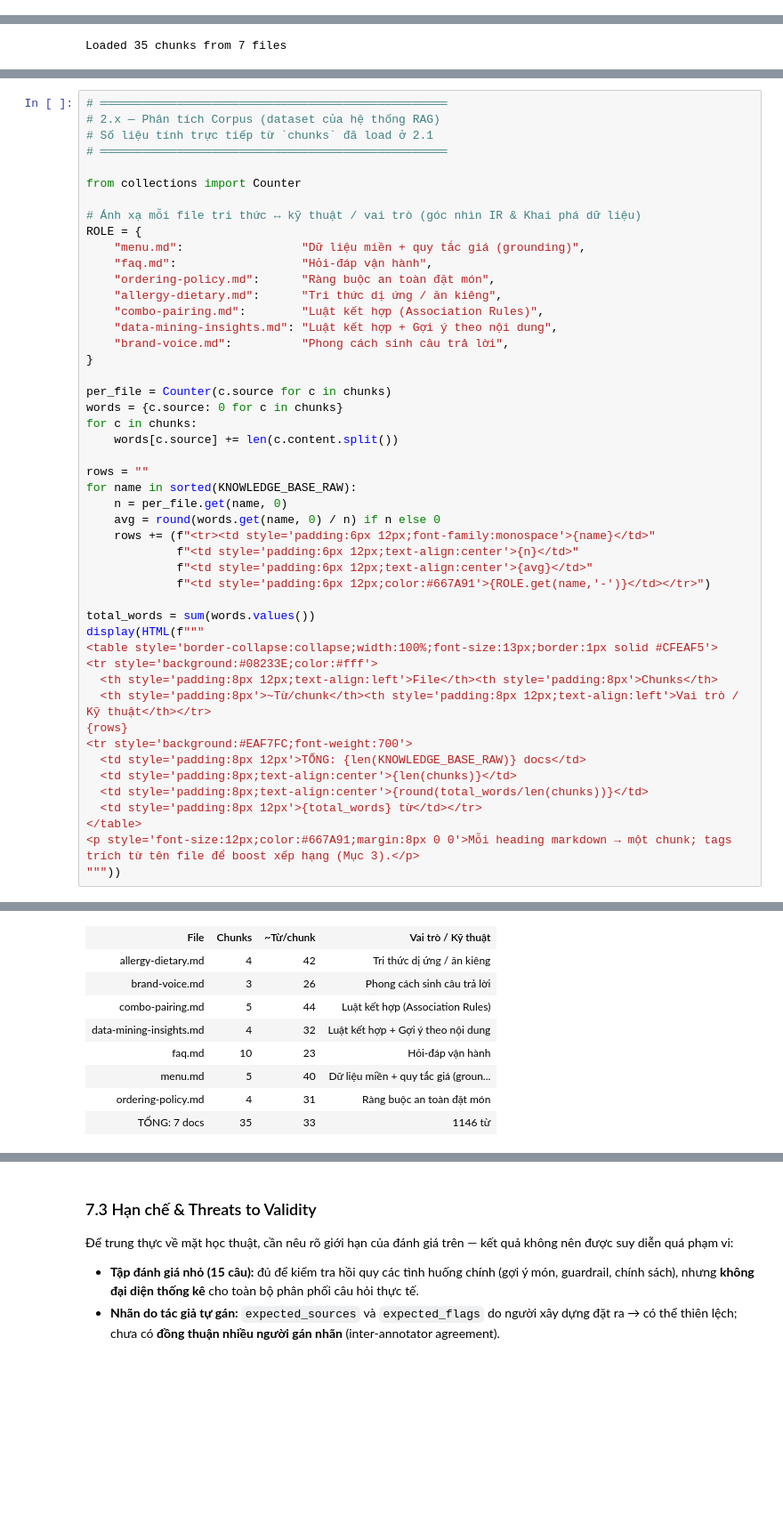
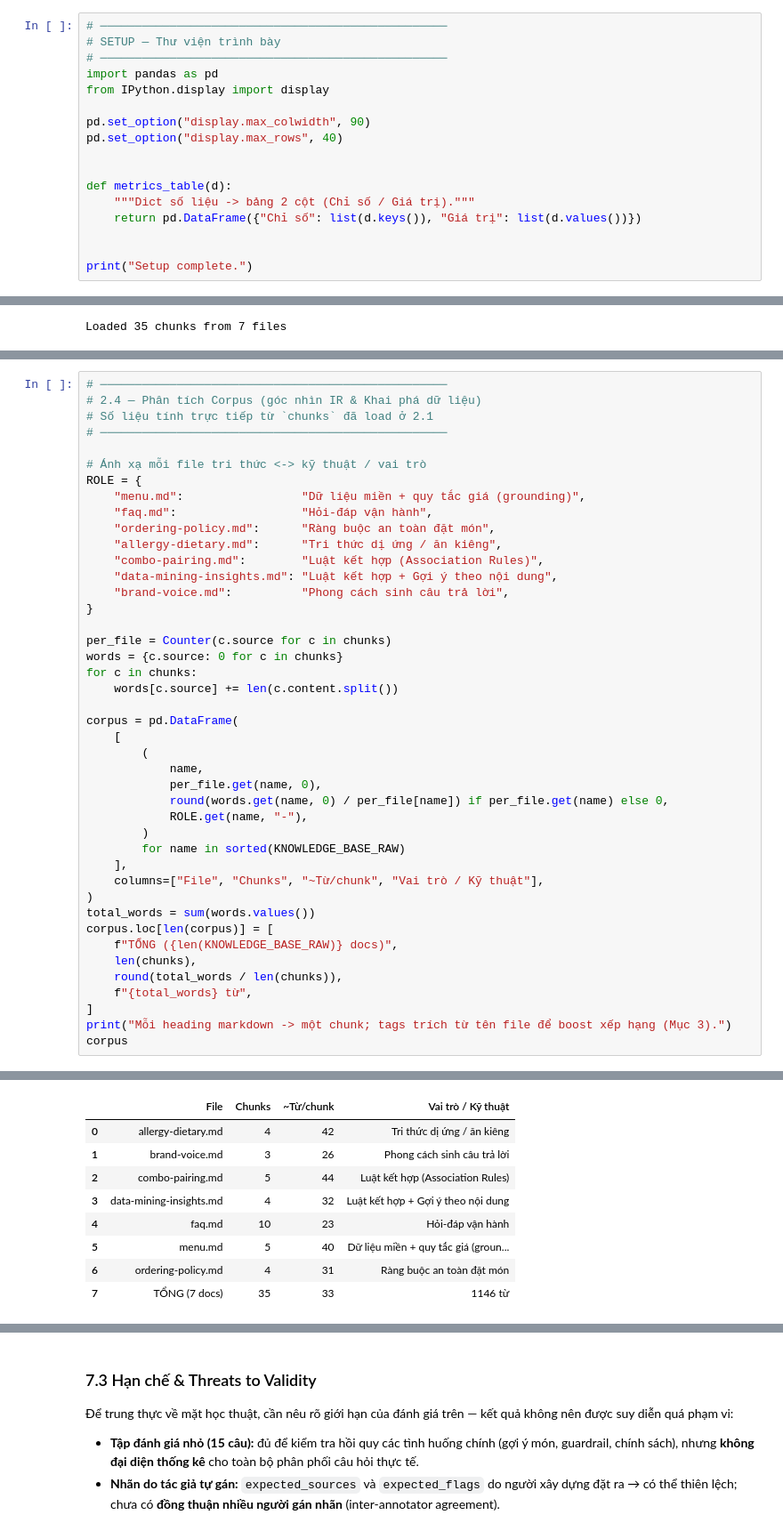
Before and after one commit to Anpham120/restaurant-qr-ai-ordering, a Jupyter notebook: ai/notebooks/ai_rag_presentation.ipynb, the cells around one changed output, grey strips where cells are left out. Shown at 89% size. Drawn from its saved outputs; the diff is of its cells as text; blank space fills up the shorter version.

```diff
--- a/ai/notebooks/ai_rag_presentation.ipynb
+++ b/ai/notebooks/ai_rag_presentation.ipynb
@@ -63,0 +32,17 @@ Setup complete.
+# %%
+# ──────────────────────────────────────────────────
+# SETUP — Thư viện trình bày
+# ──────────────────────────────────────────────────
+import pandas as pd
+from IPython.display import display
+
+pd.set_option("display.max_colwidth", 90)
+pd.set_option("display.max_rows", 40)
+
+
+def metrics_table(d):
+    """Dict số liệu -> bảng 2 cột (Chỉ số / Giá trị)."""
+    return pd.DataFrame({"Chỉ số": list(d.keys()), "Giá trị": list(d.values())})
+
+
+print("Setup complete.")
@@ -505,12 +450,10 @@ display(HTML(f"""
 # %%
-# ══════════════════════════════════════════════════
-# 2.x — Phân tích Corpus (dataset của hệ thống RAG)
+# ──────────────────────────────────────────────────
+# 2.4 — Phân tích Corpus (góc nhìn IR & Khai phá dữ liệu)
 # Số liệu tính trực tiếp từ `chunks` đã load ở 2.1
-# ══════════════════════════════════════════════════
+# ──────────────────────────────────────────────────
 
-from collections import Counter
-
-# Ánh xạ mỗi file tri thức ↔ kỹ thuật / vai trò (góc nhìn IR & Khai phá dữ liệu)
+# Ánh xạ mỗi file tri thức <-> kỹ thuật / vai trò
 ROLE = {
     "menu.md":                 "Dữ liệu miền + quy tắc giá (grounding)",
     "faq.md":                  "Hỏi-đáp vận hành",
@@ -526,28 +469,25 @@ words = {c.source: 0 for c in chunks}
 for c in chunks:
     words[c.source] += len(c.content.split())
 
-rows = ""
-for name in sorted(KNOWLEDGE_BASE_RAW):
-    n = per_file.get(name, 0)
-    avg = round(words.get(name, 0) / n) if n else 0
-    rows += (f"<tr><td style='padding:6px 12px;font-family:monospace'>{name}</td>"
-             f"<td style='padding:6px 12px;text-align:center'>{n}</td>"
-             f"<td style='padding:6px 12px;text-align:center'>{avg}</td>"
-             f"<td style='padding:6px 12px;color:#667A91'>{ROLE.get(name,'-')}</td></tr>")
-
+corpus = pd.DataFrame(
+    [
+        (
+            name,
+            per_file.get(name, 0),
+            round(words.get(name, 0) / per_file[name]) if per_file.get(name) else 0,
+            ROLE.get(name, "-"),
+        )
+        for name in sorted(KNOWLEDGE_BASE_RAW)
+    ],
+    columns=["File", "Chunks", "~Từ/chunk", "Vai trò / Kỹ thuật"],
+)
 total_words = sum(words.values())
-display(HTML(f"""
-<table style='border-collapse:collapse;width:100%;font-size:13px;border:1px solid #CFEAF5'>
-<tr style='background:#08233E;color:#fff'>
-  <th style='padding:8px 12px;text-align:left'>File</th><th style='padding:8px'>Chunks</th>
-  <th style='padding:8px'>~Từ/chunk</th><th style='padding:8px 12px;text-align:left'>Vai trò / Kỹ thuật</th></tr>
-{rows}
-<tr style='background:#EAF7FC;font-weight:700'>
-  <td style='padding:8px 12px'>TỔNG: {len(KNOWLEDGE_BASE_RAW)} docs</td>
-  <td style='padding:8px;text-align:center'>{len(chunks)}</td>
-  <td style='padding:8px;text-align:center'>{round(total_words/len(chunks))}</td>
-  <td style='padding:8px 12px'>{total_words} từ</td></tr>
-</table>
-<p style='font-size:12px;color:#667A91;margin:8px 0 0'>Mỗi heading markdown → một chunk; tags trích từ tên file để boost xếp hạng (Mục 3).</p>
-"""))
+corpus.loc[len(corpus)] = [
+    f"TỔNG ({len(KNOWLEDGE_BASE_RAW)} docs)",
+    len(chunks),
+    round(total_words / len(chunks)),
+    f"{total_words} từ",
+]
+print("Mỗi heading markdown -> một chunk; tags trích từ tên file để boost xếp hạng (Mục 3).")
+corpus
 # %% [output]
@@ -554,9 +495,9 @@ display(HTML(f"""
-| File | Chunks | ~Từ/chunk | Vai trò / Kỹ thuật |
-| allergy-dietary.md | 4 | 42 | Tri thức dị ứng / ăn kiêng |
-| brand-voice.md | 3 | 26 | Phong cách sinh câu trả lời |
-| combo-pairing.md | 5 | 44 | Luật kết hợp (Association Rules) |
-| data-mining-insights.md | 4 | 32 | Luật kết hợp + Gợi ý theo nội dung |
-| faq.md | 10 | 23 | Hỏi-đáp vận hành |
-| menu.md | 5 | 40 | Dữ liệu miền + quy tắc giá (groun... |
-| ordering-policy.md | 4 | 31 | Ràng buộc an toàn đặt món |
-| TỔNG: 7 docs | 35 | 33 | 1146 từ |
+|  | File | Chunks | ~Từ/chunk | Vai trò / Kỹ thuật |
+| 0 | allergy-dietary.md | 4 | 42 | Tri thức dị ứng / ăn kiêng |
+| 1 | brand-voice.md | 3 | 26 | Phong cách sinh câu trả lời |
+| 2 | combo-pairing.md | 5 | 44 | Luật kết hợp (Association Rules) |
+| 3 | data-mining-insights.md | 4 | 32 | Luật kết hợp + Gợi ý theo nội dung |
+| 4 | faq.md | 10 | 23 | Hỏi-đáp vận hành |
+| 5 | menu.md | 5 | 40 | Dữ liệu miền + quy tắc giá (groun... |
+| 6 | ordering-policy.md | 4 | 31 | Ràng buộc an toàn đặt món |
+| 7 | TỔNG (7 docs) | 35 | 33 | 1146 từ |
```
Also changed, not shown: parts of 46 cells of this notebook.
